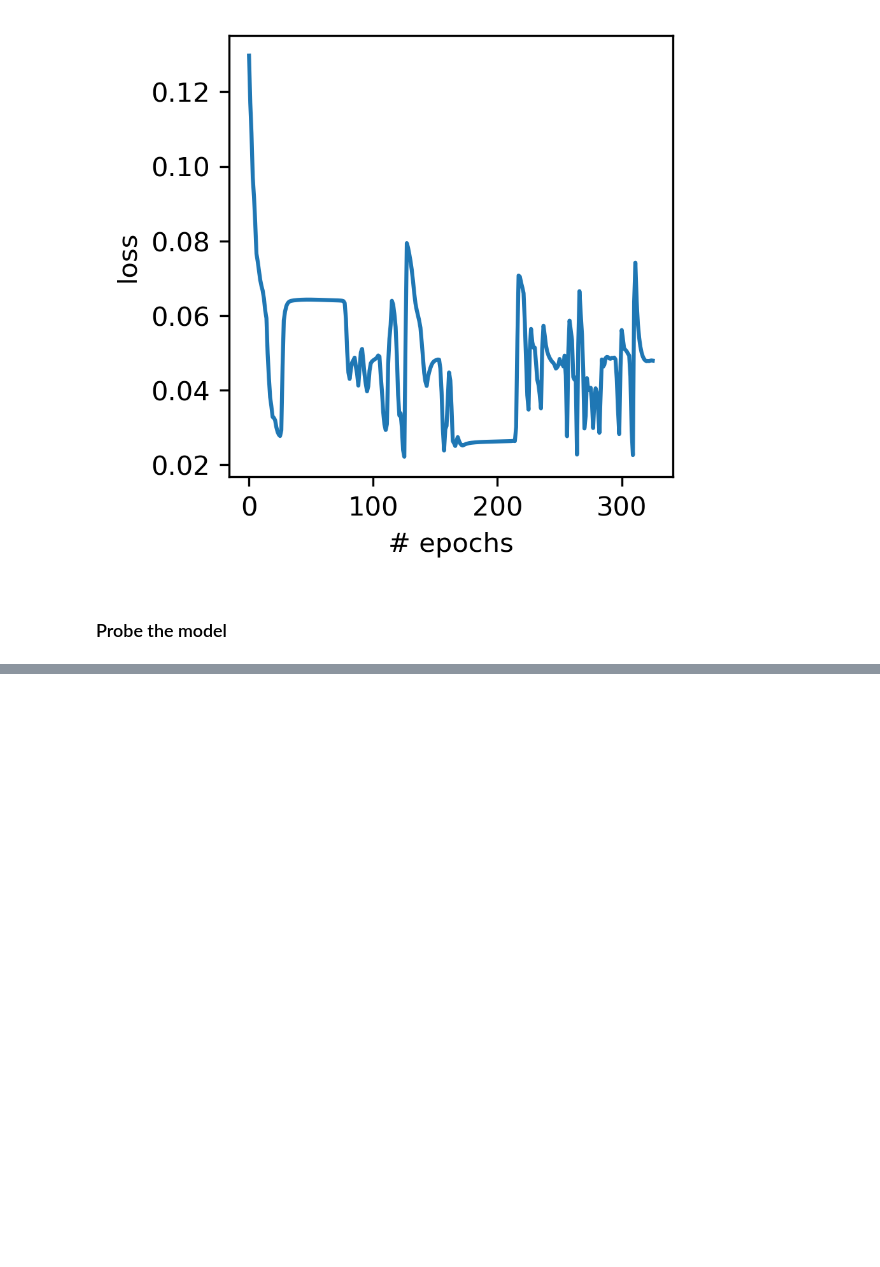
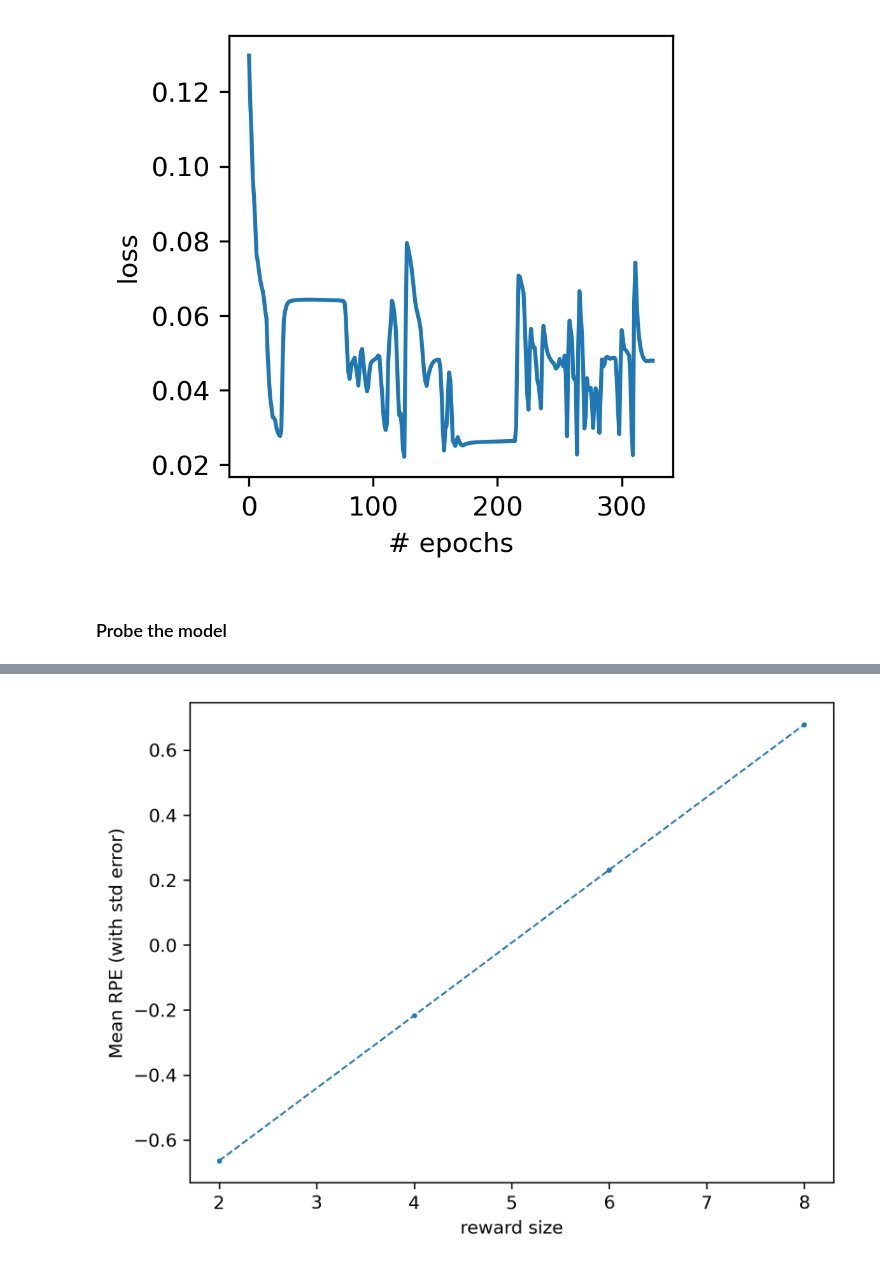
Before and after one commit to avg-bitsian/distributional-td-with-episodes, a Jupyter notebook: main_notebook.ipynb, the cells around one changed output, grey strips where cells are left out. Cells and saved outputs as stored; diff of their text form; code cells hidden in the pictures; blank space fills up the shorter version.

```diff
--- a/main_notebook.ipynb
+++ b/main_notebook.ipynb
@@ -173,0 +183,10 @@ plt.show()
+# %%
+fig, ax = plt.subplots(dpi=300)
+ax.errorbar(reward_sizes, rpe_means, yerr=rpe_std_errors, fmt='o--', ecolor='r', ms=1.8, linewidth=1, elinewidth=20)
+# plt.yscale('log')
+plt.xlabel('reward size')
+plt.ylabel('Mean RPE (with std error)')
+# plt.ylim(-1.001, 1.00001)
+plt.show()
+# %% [output]
+[figure, added]
```
Also changed, not shown: parts of 7 cells of this notebook.
